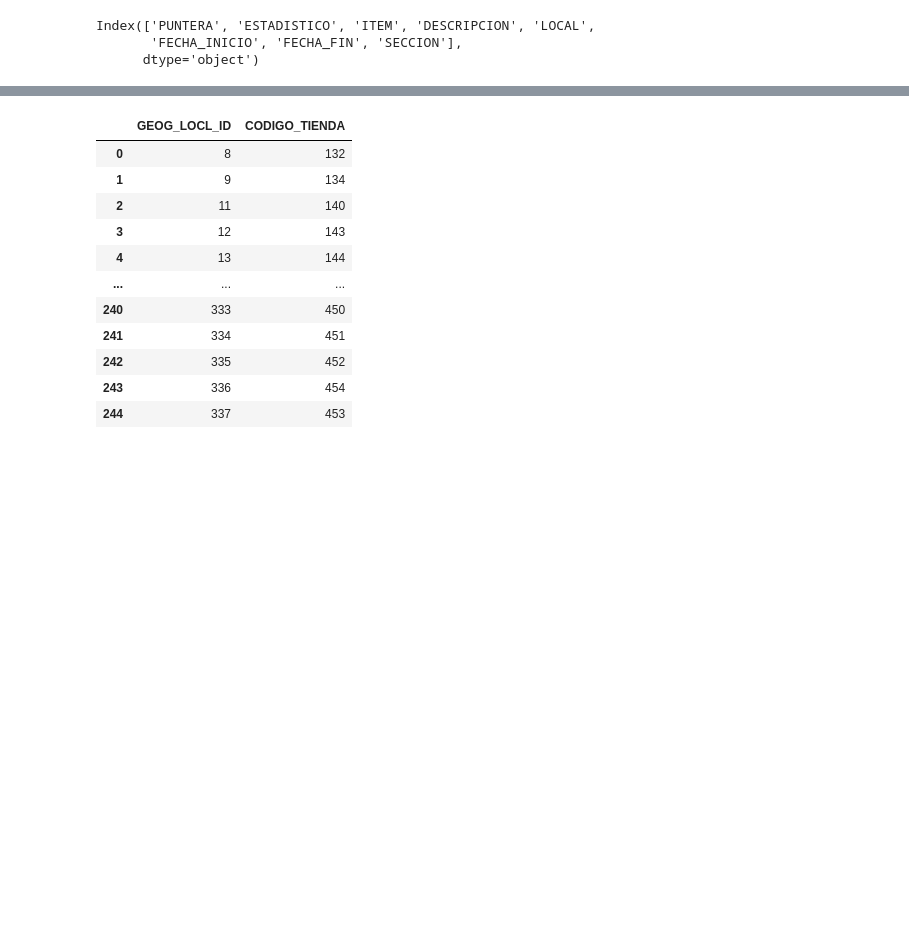
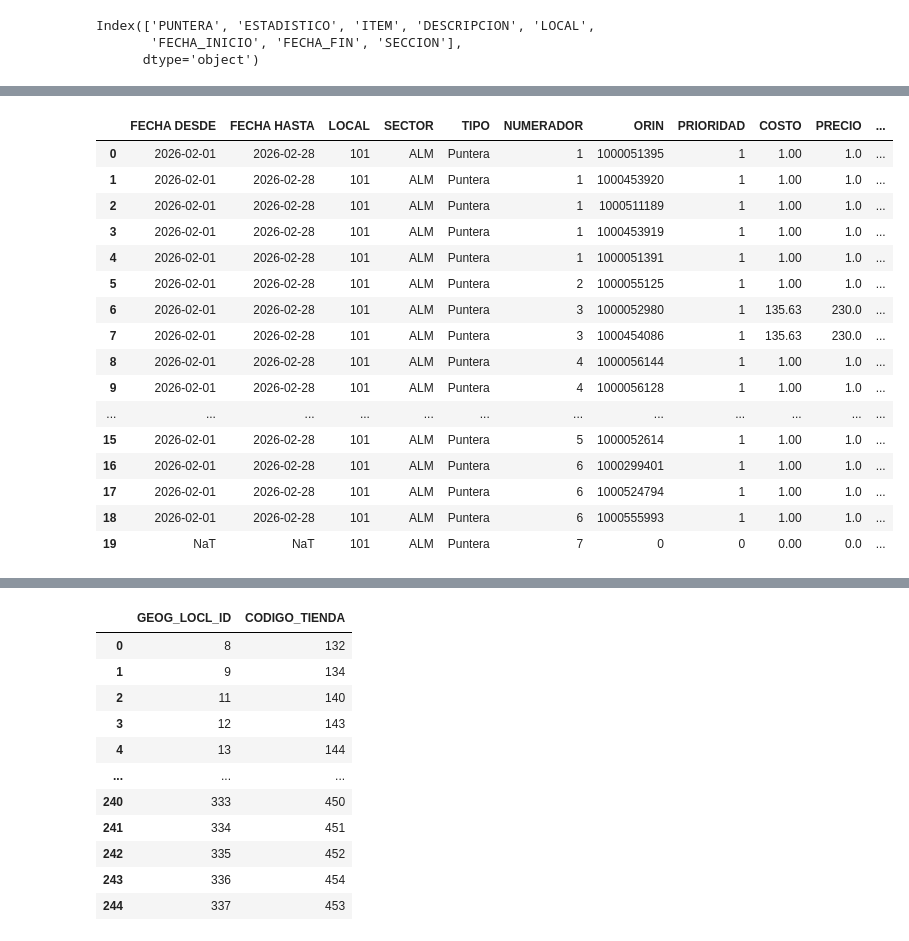
Before and after one commit to TataMarcos/Proyectos_Streamlit, a Jupyter notebook: Promociones/pruebas.ipynb, the cells around one changed output, grey strips where cells are left out. Cells and saved outputs as stored; diff of their text form; code cells hidden in the pictures; blank space fills up the shorter version.

```diff
--- a/Promociones/pruebas.ipynb
+++ b/Promociones/pruebas.ipynb
@@ -72,0 +181,22 @@ df
+# %%
+df.columns = df.columns.str.upper()
+df['PUNTERA'] = df['SECTOR'].astype('str') + df['NUMERADOR'].astype('str')
+df
+# %% [output]
+|  | FECHA DESDE | FECHA HASTA | LOCAL | SECTOR | TIPO | NUMERADOR | ORIN | PRIORIDAD | COSTO | PRECIO | ... |
+| 0 | 2026-02-01 | 2026-02-28 | 101 | ALM | Puntera | 1 | 1000051395 | 1 | 1.00 | 1.0 | ... |
+| 1 | 2026-02-01 | 2026-02-28 | 101 | ALM | Puntera | 1 | 1000453920 | 1 | 1.00 | 1.0 | ... |
+| 2 | 2026-02-01 | 2026-02-28 | 101 | ALM | Puntera | 1 | 1000511189 | 1 | 1.00 | 1.0 | ... |
+| 3 | 2026-02-01 | 2026-02-28 | 101 | ALM | Puntera | 1 | 1000453919 | 1 | 1.00 | 1.0 | ... |
+| 4 | 2026-02-01 | 2026-02-28 | 101 | ALM | Puntera | 1 | 1000051391 | 1 | 1.00 | 1.0 | ... |
+| 5 | 2026-02-01 | 2026-02-28 | 101 | ALM | Puntera | 2 | 1000055125 | 1 | 1.00 | 1.0 | ... |
+| 6 | 2026-02-01 | 2026-02-28 | 101 | ALM | Puntera | 3 | 1000052980 | 1 | 135.63 | 230.0 | ... |
+| 7 | 2026-02-01 | 2026-02-28 | 101 | ALM | Puntera | 3 | 1000454086 | 1 | 135.63 | 230.0 | ... |
+| 8 | 2026-02-01 | 2026-02-28 | 101 | ALM | Puntera | 4 | 1000056144 | 1 | 1.00 | 1.0 | ... |
+| 9 | 2026-02-01 | 2026-02-28 | 101 | ALM | Puntera | 4 | 1000056128 | 1 | 1.00 | 1.0 | ... |
+| ... | ... | ... | ... | ... | ... | ... | ... | ... | ... | ... | ... |
+| 15 | 2026-02-01 | 2026-02-28 | 101 | ALM | Puntera | 5 | 1000052614 | 1 | 1.00 | 1.0 | ... |
+| 16 | 2026-02-01 | 2026-02-28 | 101 | ALM | Puntera | 6 | 1000299401 | 1 | 1.00 | 1.0 | ... |
+| 17 | 2026-02-01 | 2026-02-28 | 101 | ALM | Puntera | 6 | 1000524794 | 1 | 1.00 | 1.0 | ... |
+| 18 | 2026-02-01 | 2026-02-28 | 101 | ALM | Puntera | 6 | 1000555993 | 1 | 1.00 | 1.0 | ... |
+| 19 | NaT | NaT | 101 | ALM | Puntera | 7 | 0 | 0 | 0.00 | 0.0 | ... |
```
Also changed, not shown: parts of 17 cells of this notebook, 5 other files.
